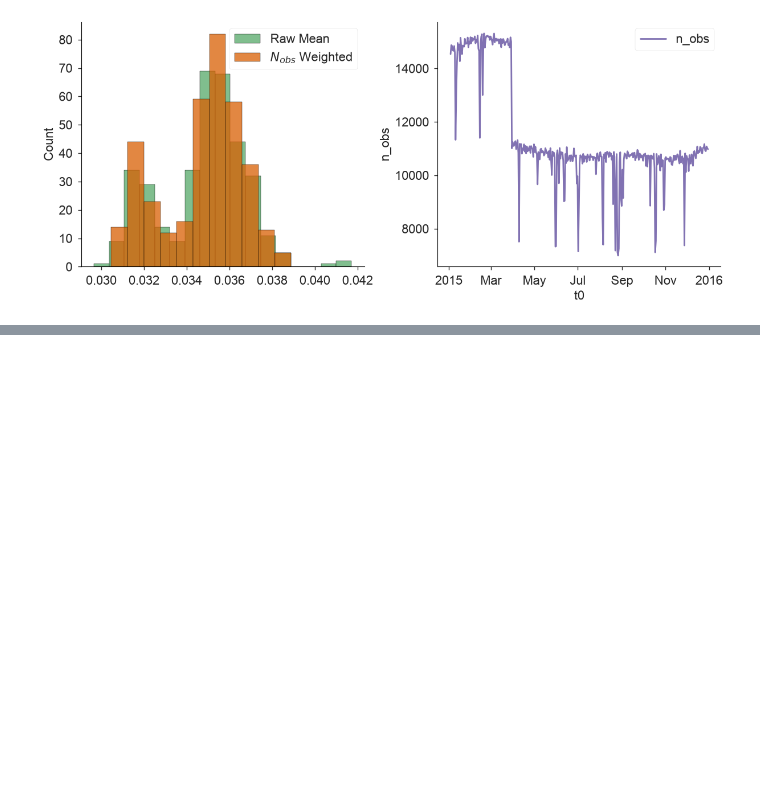
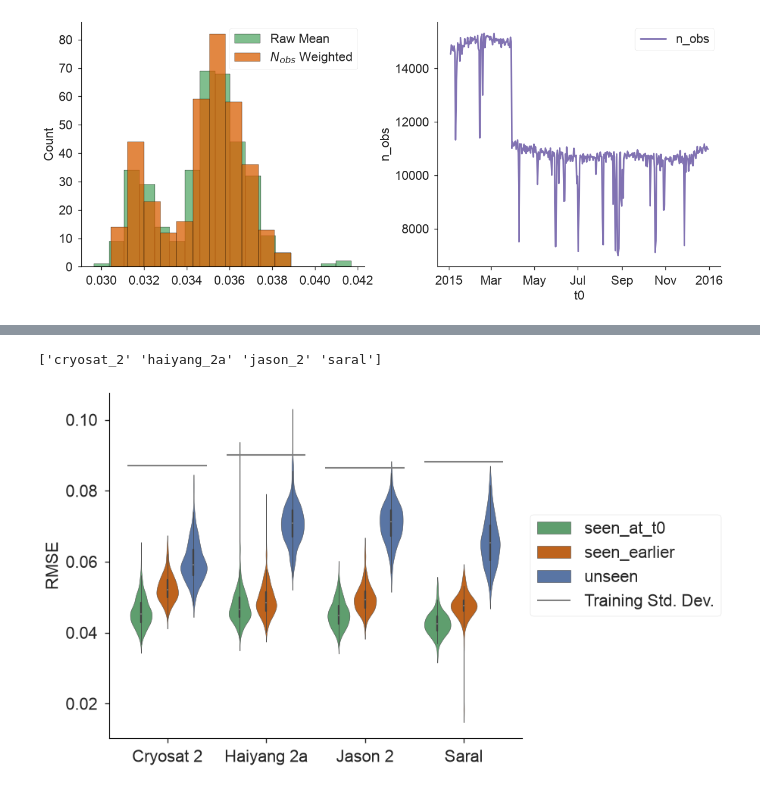
Before and after one commit to timothyas/nese, a Jupyter notebook: experimental/local-sla-16yr/plot_metrics.ipynb, the cells around one changed output, grey strips where cells are left out. Cells and saved outputs as stored; diff of their text form; code cells hidden in the pictures; blank space fills up the shorter version.

```diff
--- a/experimental/local-sla-16yr/plot_metrics.ipynb
+++ b/experimental/local-sla-16yr/plot_metrics.ipynb
@@ -78,0 +181,4 @@ histplot("mae")
+# %%
+ogds = xr.open_dataset("runs/v3/metrics/sla.by_region.per_group.nc")
+ogds = ogds.squeeze()
+ogds.load()
@@ -78,0 +220,34 @@ histplot("mae")
+# %%
+def make_it_nice(ax):
+    ax.set(
+        xlabel="",
+        ylabel=ax.get_ylabel().upper(),
+        xticklabels=[x.get_text().replace("_"," ").capitalize() for x in ax.get_xticklabels()],
+    )
+# %%
+metric = "rmse"
+
+fig, ax = plt.subplots(figsize=(9,5))
+df = ogds[metric].to_dataset().to_dataframe().reset_index()
+sns.violinplot(
+    df,
+    y="rmse",
+    x="group",
+    #alpha=.5
+    hue="region",
+)
+
+groups = ogds["group"].values
+stdev = sds["stdev"].sel(variable=[f"sla_filtered_{g}" for g in groups]).values
+print(groups)
+x = np.arange(len(groups))
+
+ax.hlines(stdev, x - 0.4, x + 0.4, color="gray", lw=1.5, zorder=3,
+          label="Training Std. Dev.")
+
+l = ax.legend(bbox_to_anchor=(1., .5), loc="center left");
+
+make_it_nice(ax)
+# %% [output]
+['cryosat_2' 'haiyang_2a' 'jason_2' 'saral']
+[figure, added]
```
Also changed, not shown: parts of 13 cells of this notebook, 1 other file.
